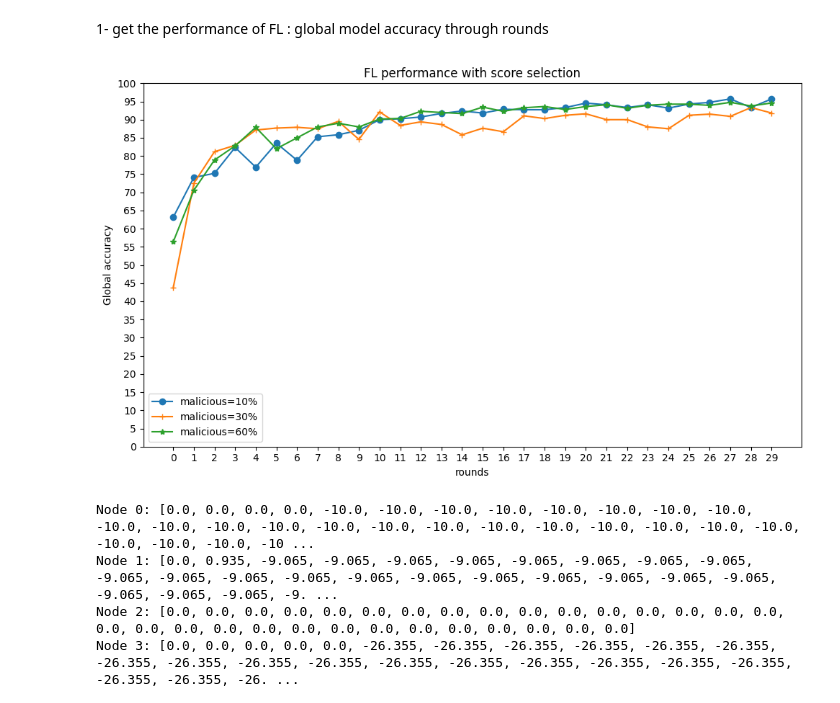
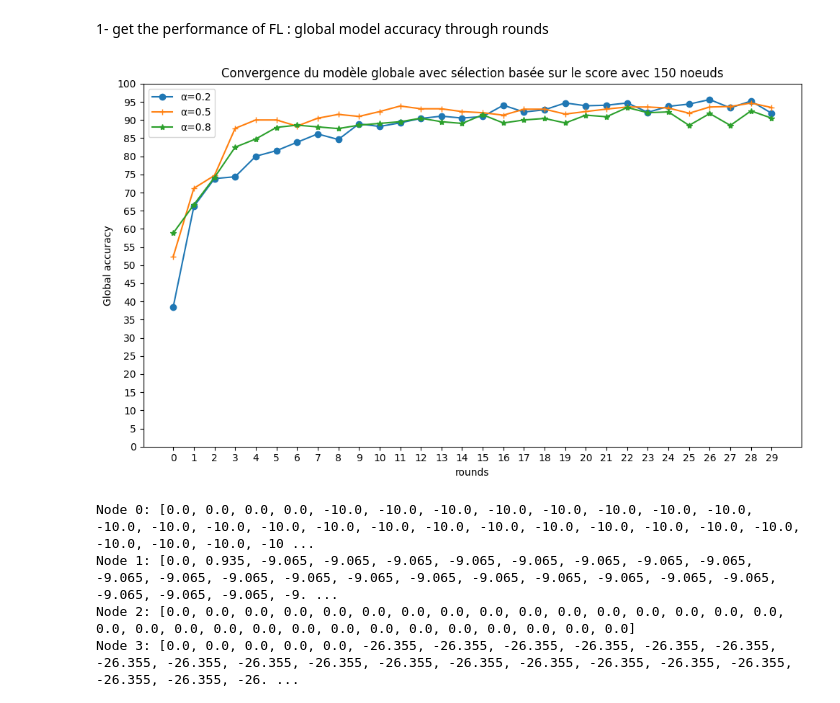
Before and after one commit to PFEWorkspace/code, a Jupyter notebook: scratch/subdir/utils/plot.ipynb, the cells around one changed output. Cells and saved outputs as stored; diff of their text form; code cells hidden in the pictures.

Commit message:
finished all score simulations

```diff
--- a/scratch/subdir/utils/plot.ipynb
+++ b/scratch/subdir/utils/plot.ipynb
@@ -8,9 +8,9 @@ import matplotlib.pyplot as plt
 df2 = pd.read_csv('../results/scenario2/score_malicious10/models.csv')
 df5 = pd.read_csv('../results/scenario2/score_malicious30/models.csv')
 df8 = pd.read_csv('../results/scenario2/score_malicious60/models.csv')  # Replace 'your_csv_file.csv' with your actual file name
-df52 = pd.read_csv('../results/scenario1/score_alpha02_nodes50/models.csv')
-df55 = pd.read_csv('../results/scenario1/score_alpha05_nodes50/models.csv')
-df58 = pd.read_csv('../results/scenario1/score_alpha08_nodes50/models.csv')  # Replace 'your_csv_file.csv' with your actual file name
+df52 = pd.read_csv('../results/scenario1/score_alpha02_nodes_150/models.csv')
+df55 = pd.read_csv('../results/scenario1/score_alpha05_nodes_150/models.csv')
+df58 = pd.read_csv('../results/scenario1/score_alpha08_nodes150/models.csv')  # Replace 'your_csv_file.csv' with your actual file name
 
 
 # Filter rows with type=2
@@ -35,41 +35,41 @@ filtered_df58 = filtered_df58[1:]
 # Extract accuracy values
 accuracies2 = filtered_df2['accuracy']
 accuracies5 = filtered_df5['accuracy']
 accuracies8 = filtered_df8['accuracy']
 
 accuracies52 = filtered_df52['accuracy']
 accuracies55 = filtered_df55['accuracy']
 accuracies58 = filtered_df58['accuracy']
 
 index = filtered_df2['round']
 
 # print(accuracies2)
 # print(accuracies52)
 
 # print(accuracies5)
 # print(accuracies55)
 
 # print(accuracies8)
 # print(accuracies58)
 # print(accuracies)
 # Create a line plot
 plt.figure(figsize=(10, 6))
-plt.plot(index, accuracies2, marker='o', label="malicious=10%")
-plt.plot(index, accuracies5, marker='+', label="malicious=30%")
-plt.plot(index, accuracies8, marker='*', label="malicious=60%")
-# plt.plot(index, accuracies52, marker='o', label="α=0.2 50")
-# plt.plot(index, accuracies55, marker='+', label="α=0.5 50")
-# plt.plot(index, accuracies58, marker='*', label="α=0.8 50")
-plt.title('FL performance with score selection')
+# plt.plot(index, accuracies2, marker='o', label="malicious=10%")
+# plt.plot(index, accuracies5, marker='+', label="malicious=30%")
+# plt.plot(index, accuracies8, marker='*', label="malicious=60%")
+plt.plot(index, accuracies52, marker='o', label="α=0.2")
+plt.plot(index, accuracies55, marker='+', label="α=0.5")
+plt.plot(index, accuracies58, marker='*', label="α=0.8")
+plt.title('Convergence du modèle globale avec sélection basée sur le score avec 150 noeuds')
 plt.xlabel('rounds')
 plt.ylabel('Global accuracy')
 plt.yticks(range(0, 101, 5))
 plt.xticks(range(0,30, 1))
 plt.legend()
 plt.tight_layout()
 plt.show()
 # %% [output]
-[figure, old version]
+[figure, new version]
 # %%
 import json
 import numpy as np
```
Also changed, not shown: 20 other files.
